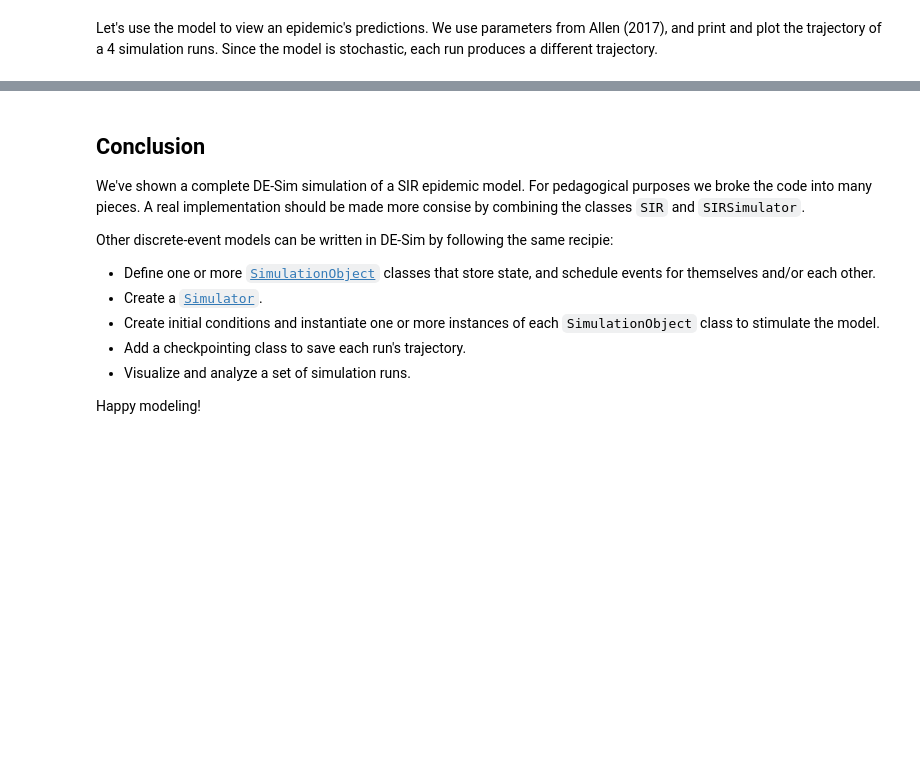
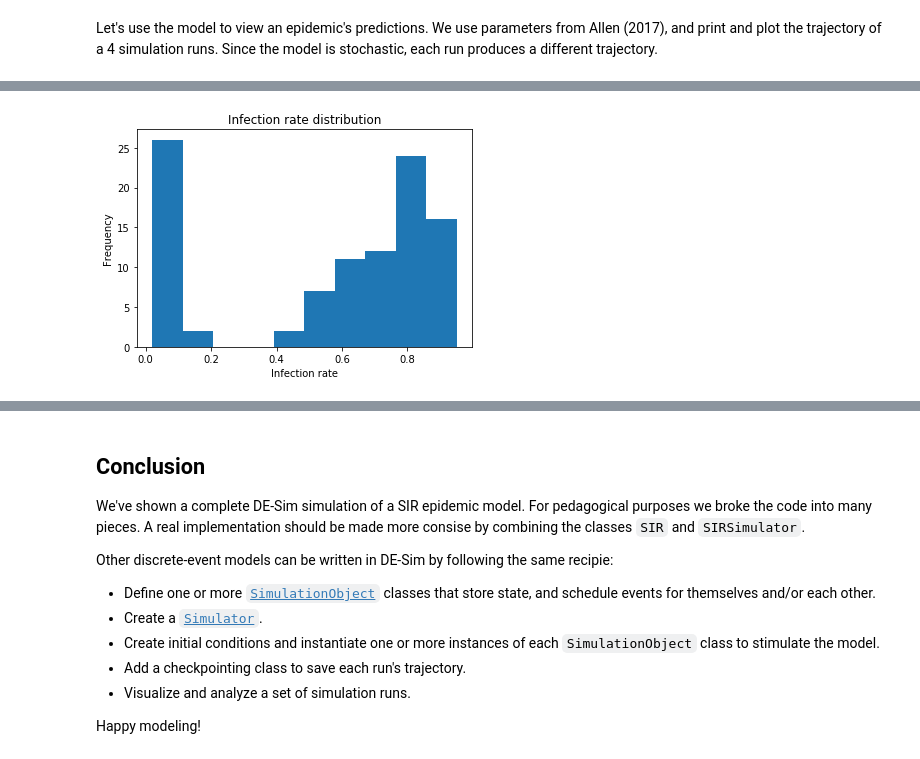
Before and after one commit to KarrLab/de_sim, a Jupyter notebook: de_sim/examples/jupyter_examples/2. An epidemic model using DE-Sim.ipynb, the cells around one changed output, grey strips where cells are left out. Saved outputs shown, nothing was run; the diff lists cells and outputs as text; code cells hidden in the pictures; blank space fills up the shorter version.

```diff
--- a/de_sim/examples/jupyter_examples/2. An epidemic model using DE-Sim.ipynb
+++ b/de_sim/examples/jupyter_examples/2. An epidemic model using DE-Sim.ipynb
@@ -336,0 +340,26 @@ with tempfile.TemporaryDirectory() as tmpdirname:
+# %%
+import math
+
+num_sims = 100
+infection_rates= []
+
+for _ in range(num_sims):
+    with tempfile.TemporaryDirectory() as tmpdirname:
+        run_sirs = RunSIR(tmpdirname)
+        run_sirs.simulate(recording_period=10, max_time=60, **sir_args)
+        # infection rate = infectious + recovered
+        # N = s + i + r => i + r = N - s
+        final_state = run_sirs.last_checkpoint().state
+        N = sir_args['N']
+        infection_rate = (N - final_state['s'])/N
+        infection_rates.append(infection_rate)
+
+import matplotlib.pyplot as plt
+fig = plt.figure()
+ax = fig.add_subplot(111)
+rv = plt.hist(infection_rates)
+ax.set_title('Infection rate distribution')
+ax.set_xlabel('Infection rate')
+rv = ax.set_ylabel('Frequency')
+# %% [output]
+[figure, added]
```
Also changed, not shown: parts of 3 cells of this notebook.
